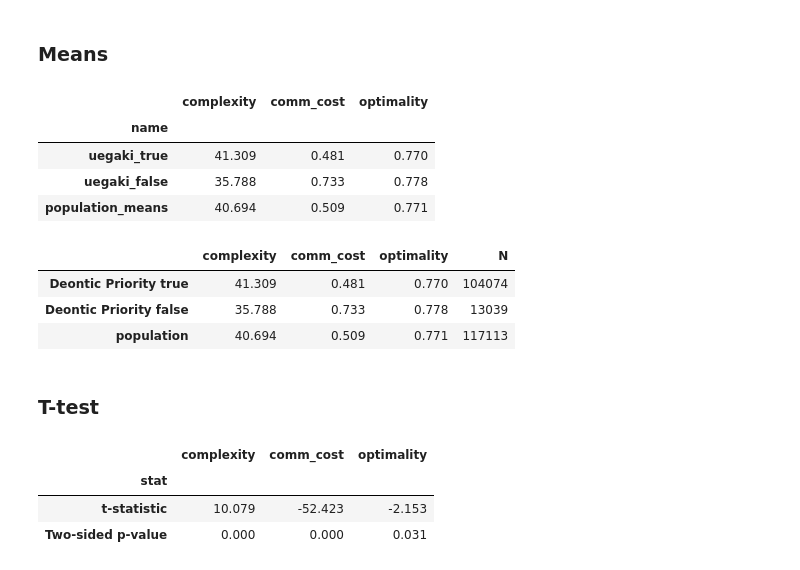
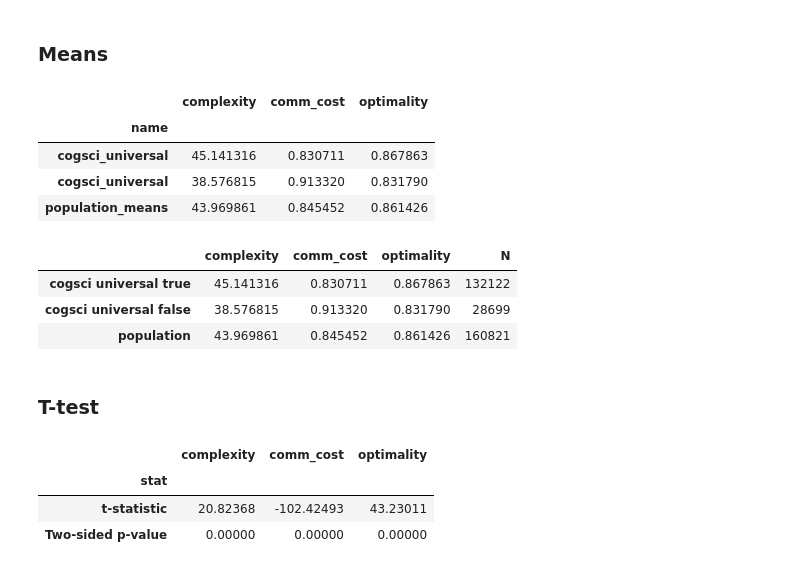
Before and after one commit to nathimel/modals-effcomm, a Jupyter notebook: src/cogsci_analysis.ipynb, the cells around one changed output. Saved outputs shown, nothing was run; the diff lists cells and outputs as text; code cells hidden in the pictures.

```diff
--- a/src/cogsci_analysis.ipynb
+++ b/src/cogsci_analysis.ipynb
@@ -130,7 +132,7 @@ print(plot)
 # %%
 # redo plot with "Deontic Priority"
 
-data["Deontic Priority"] = data["uegaki"]
+data["Deontic Priority"] = data["cogsci_universal"]
 
 
 kwargs = {}
@@ -155,6 +157,7 @@ plot = (
     + pn.ylab("Communicative cost")
     # + pn.scale_color_cmap("cividis")
     + pn.theme_classic()
+    + pn.theme(legend_position=(0.75, 0.25))
 )
 print(plot)
 # %% [output]
@@ -171,46 +204,64 @@ plot.save(filename=fn, width=10, height=10, dpi=300)
 # tradeoff properties
 properties = ["complexity", "comm_cost", "optimality"]
 
-uegaki_true = data[data["uegaki"] == True]
-uegaki_false = data[data["uegaki"] == False]
-uegaki_true_means = trade_off_means("uegaki_true", uegaki_true, properties)
-uegaki_false_means = trade_off_means("uegaki_false", uegaki_false, properties)
+# uegaki_true = data[data["uegaki"] == True]
+# uegaki_false = data[data["uegaki"] == False]
+# uegaki_true_means = trade_off_means("uegaki_true", uegaki_true, properties)
+# uegaki_false_means = trade_off_means("uegaki_false", uegaki_false, properties)
+
+# population_means = trade_off_means("population_means", data, properties)
+
+# means_df = pd.concat([uegaki_true_means, uegaki_false_means, population_means]).set_index("name")
+# means_df
+
+cogsci_true = data[data["cogsci_universal"] == True]
+cogsci_false = data[data["cogsci_universal"] == False]
+cogsci_true_means = trade_off_means("cogsci_universal", cogsci_true, properties)
+cogsci_false_means = trade_off_means("cogsci_universal", cogsci_false, properties)
 
 population_means = trade_off_means("population_means", data, properties)
-
-means_df = pd.concat([uegaki_true_means, uegaki_false_means, population_means]).set_index("name")
+means_df = pd.concat([cogsci_true_means, cogsci_false_means, population_means]).set_index("name")
 means_df
 # %% [output]
 |  | complexity | comm_cost | optimality |
 | name |  |  |  |
-| uegaki_true | 41.309 | 0.481 | 0.770 |
-| uegaki_false | 35.788 | 0.733 | 0.778 |
-| population_means | 40.694 | 0.509 | 0.771 |
+| cogsci_universal | 45.141316 | 0.830711 | 0.867863 |
+| cogsci_universal | 38.576815 | 0.913320 | 0.831790 |
+| population_means | 43.969861 | 0.845452 | 0.861426 |
 # %%
 # get the sample sizes
 
-means_df["N"] = [len(uegaki_true), len(uegaki_false), len(data)]
+# means_df["N"] = [len(uegaki_true), len(uegaki_false), len(data)]
+# means_df
+# means_df.index = ["Deontic Priority true", "Deontic Priority false", "population"]
+# means_df
+
+means_df["N"] = [len(cogsci_true), len(cogsci_false), len(data)]
 means_df
-means_df.index = ["Deontic Priority true", "Deontic Priority false", "population"]
+means_df.index = ["cogsci universal true", "cogsci universal false", "population"]
 means_df
 # %% [output]
 |  | complexity | comm_cost | optimality | N |
-| Deontic Priority true | 41.309 | 0.481 | 0.770 | 104074 |
-| Deontic Priority false | 35.788 | 0.733 | 0.778 | 13039 |
-| population | 40.694 | 0.509 | 0.771 | 117113 |
+| cogsci universal true | 45.141316 | 0.830711 | 0.867863 | 132122 |
+| cogsci universal false | 38.576815 | 0.913320 | 0.831790 | 28699 |
+| population | 43.969861 | 0.845452 | 0.861426 | 160821 |
 # %% [markdown]
 ### T-test
 # %%
-pd.set_option('display.float_format', lambda x: '%.3f' % x)
+pd.set_option('display.float_format', lambda x: '%.5f' % x)
+
+# pop_means_dict = population_means.iloc[0].to_dict()
+# ttest_uegaki_df = trade_off_ttest(uegaki_true, pop_means_dict, properties)
+# ttest_uegaki_df
 
 pop_means_dict = population_means.iloc[0].to_dict()
-ttest_uegaki_df = trade_off_ttest(uegaki_true, pop_means_dict, properties)
-ttest_uegaki_df
+ttest_cogsci_df = trade_off_ttest(cogsci_true, pop_means_dict, properties)
+ttest_cogsci_df
 # %% [output]
 |  | complexity | comm_cost | optimality |
 | stat |  |  |  |
-| t-statistic | 10.079 | -52.423 | -2.153 |
-| Two-sided p-value | 0.000 | 0.000 | 0.031 |
+| t-statistic | 20.82368 | -102.42493 | 43.23011 |
+| Two-sided p-value | 0.00000 | 0.00000 | 0.00000 |
 # %%
 # save dataframes
 # means_fn = "/Users/nathanielimel/clms/projects/modals-effcomm/outputs/cogsci/base/test/means.csv"
```
Also changed, not shown: parts of 8 cells of this notebook, 1 other file.
